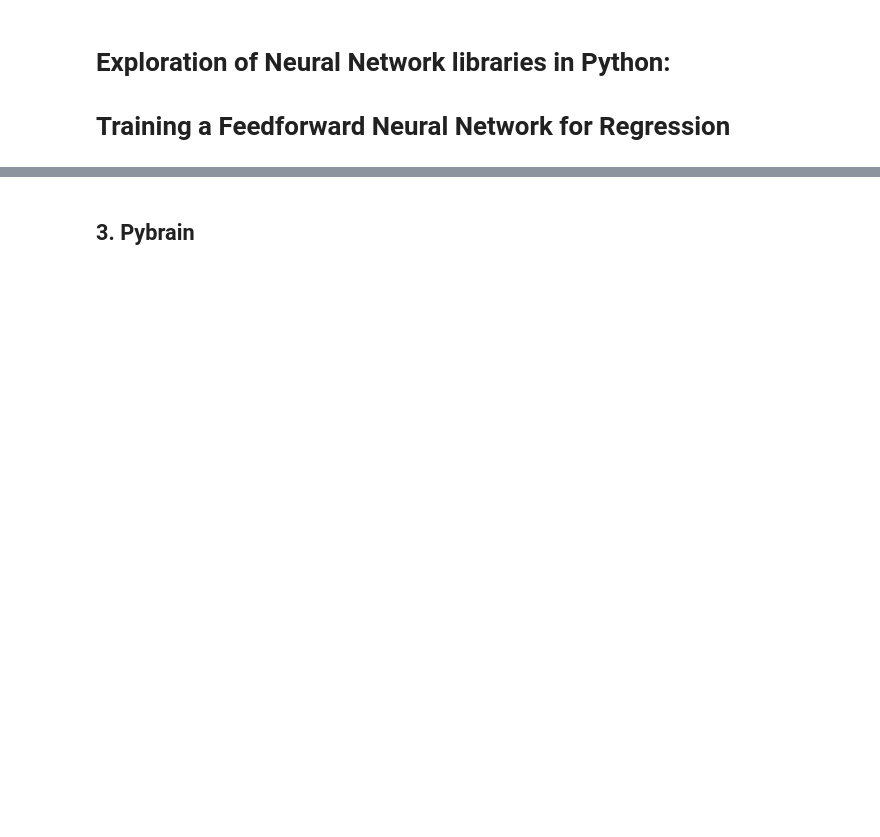
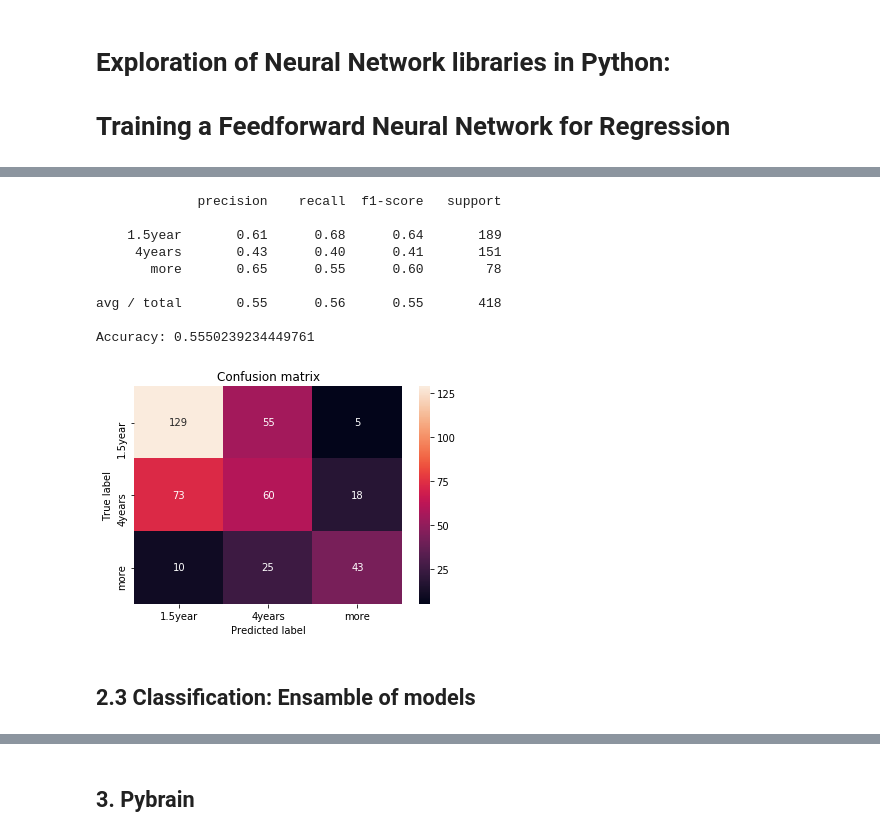
Before and after one commit to patricieni/ICM, a Jupyter notebook: code/notebooks/Neural Network exploration v1.ipynb, the cells around one changed output, grey strips where cells are left out. Cells and saved outputs as stored; diff of their text form; code cells hidden in the pictures; blank space fills up the shorter version.

```diff
--- a/code/notebooks/Neural Network exploration v1.ipynb
+++ b/code/notebooks/Neural Network exploration v1.ipynb
@@ -345,0 +186,22 @@ print('Test accuracy: ', results[1])
+# %%
+hist = model.fit(np.array(X_train), np.array(to_categorical(Y_train)),
+                 epochs=120, batch_size=128,  verbose=0, validation_split=0.3)#, callbacks=[tbCallBack])
+# %%
+Y_pred = model.predict(np.array(X_test))
+# %%
+Y_pred = Y_pred.argmax(axis=-1)
+# %%
+utils.plot_report(Y_test, Y_pred, labels)
+# %% [output]
+             precision    recall  f1-score   support
+
+    1.5year       0.61      0.68      0.64       189
+     4years       0.43      0.40      0.41       151
+       more       0.65      0.55      0.60        78
+
+avg / total       0.55      0.56      0.55       418
+
+Accuracy: 0.5550239234449761
+[figure, added]
+# %% [markdown]
+## 2.3 Classification: Ensamble of models
```
Also changed, not shown: parts of 82 cells of this notebook, 5 other files.
